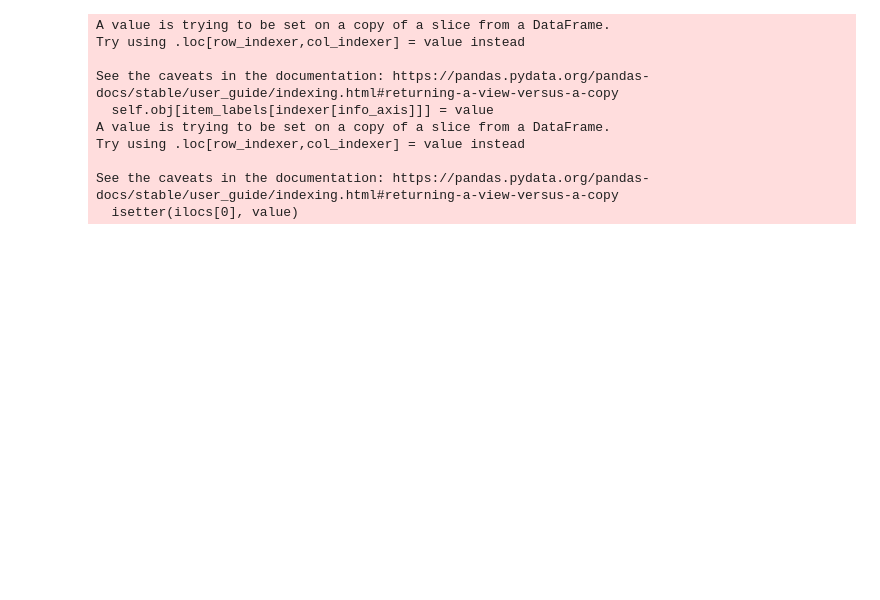
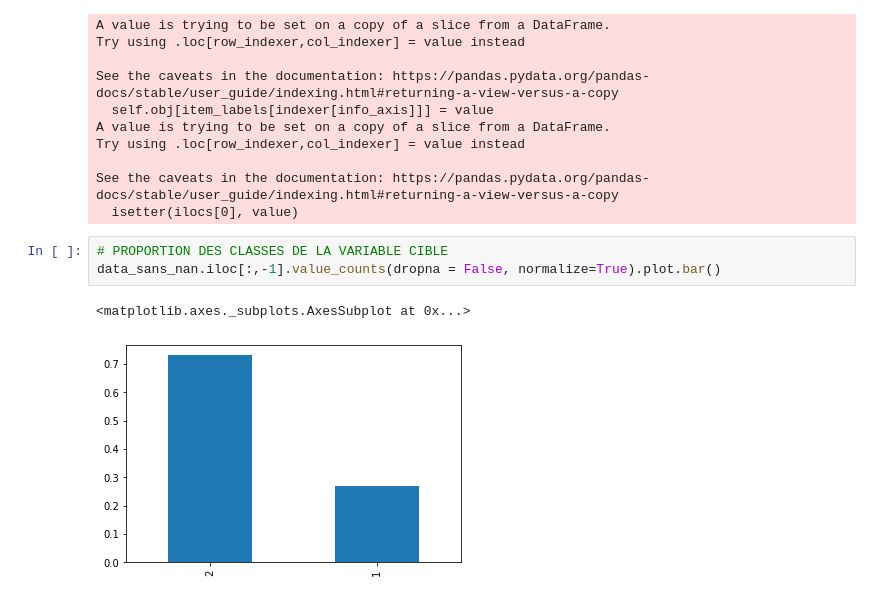
Before and after one commit to christian235711/Predict_models_fdf21, a Jupyter notebook: FDF21_DATA_EXPLORATION.ipynb, the cells around one changed output. Saved outputs shown, nothing was run; the diff lists cells and outputs as text; blank space fills up the shorter version.

```diff
--- a/FDF21_DATA_EXPLORATION.ipynb
+++ b/FDF21_DATA_EXPLORATION.ipynb
@@ -161,3 +110,9 @@ Try using .loc[row_indexer,col_indexer] = value instead
 
 See the caveats in the documentation: https://pandas.pydata.org/pandas-docs/stable/user_guide/indexing.html#returning-a-view-versus-a-copy
   isetter(ilocs[0], value)
+# %%
+# PROPORTION DES CLASSES DE LA VARIABLE CIBLE
+data_sans_nan.iloc[:,-1].value_counts(dropna = False, normalize=True).plot.bar()
+# %% [output]
+<matplotlib.axes._subplots.AxesSubplot at 0x...>
+[figure, added]
```
Also changed, not shown: parts of 35 cells of this notebook.
